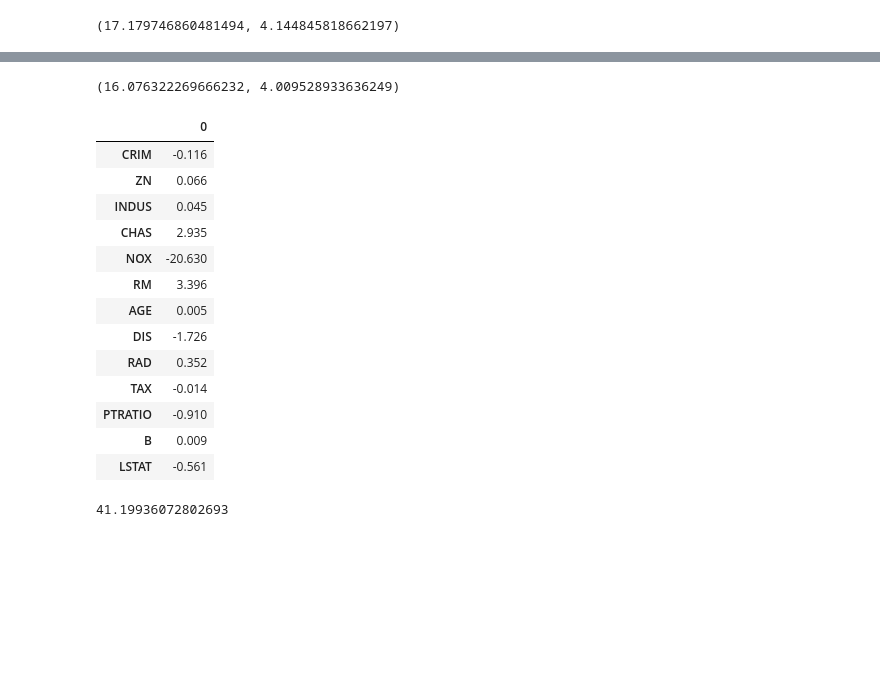
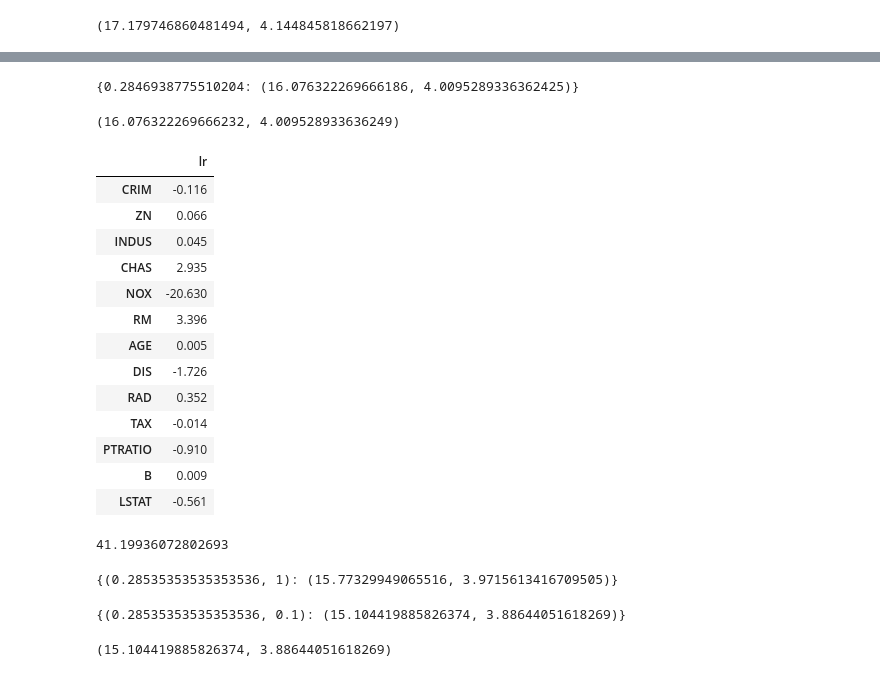
Before and after one commit to choigww/dev-mooc, a Jupyter notebook: data-science/asiae/homework/linear-regression.ipynb, the cells around one changed output, grey strips where cells are left out. Cells and saved outputs as stored; diff of their text form; code cells hidden in the pictures; blank space fills up the shorter version.

```diff
--- a/data-science/asiae/homework/linear-regression.ipynb
+++ b/data-science/asiae/homework/linear-regression.ipynb
@@ -117,3 +118,8 @@ find_best_test_size(0.15, 0.35)
+# %%
+find_best_test_size(LinearRegression(normalize=True),
+                    np.linspace(0.15, 0.35, 50))
+# %% [output]
+{0.2846938775510204: (16.076322269666186, 4.0095289336362425)}
 # %%
 y_target = boston_df['PRICE']
 X_data = boston_df.drop(['PRICE'], axis=1)
@@ -129,9 +135,10 @@ mse, rmse
 # %% [output]
 (16.076322269666232, 4.009528933636249)
 # %%
-pd.DataFrame(np.round(lr.coef_, 3), index=boston_df.columns[:-1])
+lr_coef = pd.DataFrame(np.round(lr.coef_, 3), index=boston_df.columns[:-1], columns=['lr'])
+lr_coef
 # %% [output]
-|  | 0 |
+|  | lr |
 | CRIM | -0.116 |
 | ZN | 0.066 |
 | INDUS | 0.045 |
@@ -151,0 +175,23 @@ lr.intercept_
+# %%
+alphas = [100, 10, 1, 0.1, 0.01, 0.001, 0.0001]
+sizes = np.linspace(0.15, 0.35, 100)
+find_best_alpha(alphas, sizes, False)
+# %% [output]
+{(0.28535353535353536, 1): (15.77329949065516, 3.9715613416709505)}
+# %%
+find_best_alpha(alphas, sizes, True)
+# %% [output]
+{(0.28535353535353536, 0.1): (15.104419885826374, 3.88644051618269)}
+# %%
+# best model
+X_train, X_test, y_train, y_test = train_test_split(X_data, y_target,
+                                                    test_size=0.285, random_state=156)
+ridge_best = Ridge(alpha=0.1, normalize=True, random_state=156)
+ridge_best.fit(X_train, y_train)
+
+y_pred = ridge_best.predict(X_test)
+mse = mean_squared_error(y_test, y_pred)
+rmse = np.sqrt(mse)
+mse, rmse
+# %% [output]
+(15.104419885826374, 3.88644051618269)
```
Also changed, not shown: parts of 11 cells of this notebook, 3 other files.
